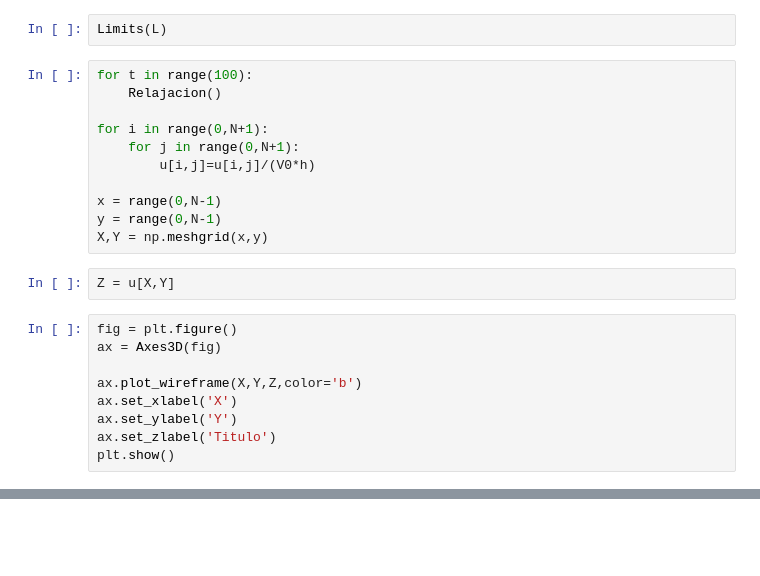
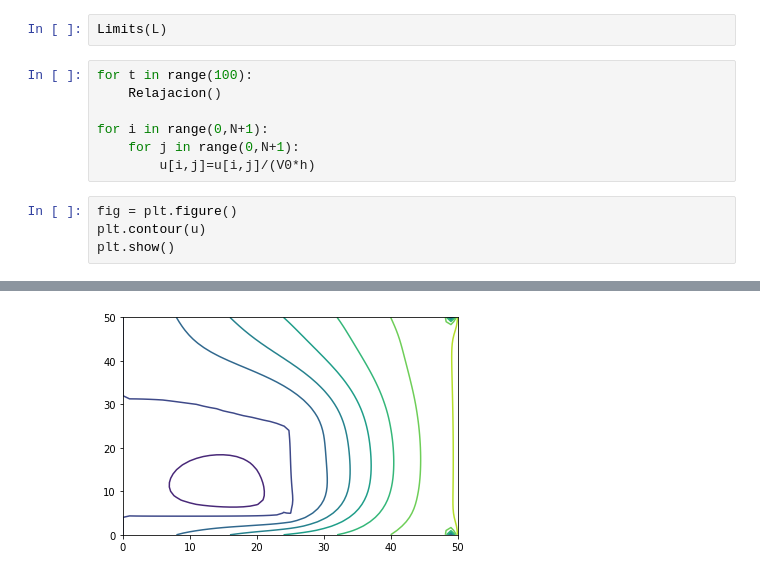
Before and after one commit to juanpablosalas/DanielDoradoJuanPabloSalas, a Jupyter notebook: Semana8/Semana8_DanielDoradoJuanPabloSalas.ipynb, the cells around one changed output, grey strips where cells are left out. Cells and saved outputs as stored; diff of their text form; blank space fills up the shorter version.

```diff
--- a/Semana8/Semana8_DanielDoradoJuanPabloSalas.ipynb
+++ b/Semana8/Semana8_DanielDoradoJuanPabloSalas.ipynb
@@ -218,19 +216,8 @@ for t in range(100):
 for i in range(0,N+1):
     for j in range(0,N+1):
         u[i,j]=u[i,j]/(V0*h)
-
-x = range(0,N-1)
-y = range(0,N-1)
-X,Y = np.meshgrid(x,y)
-# %%
-Z = u[X,Y]
 # %%
 fig = plt.figure()
-ax = Axes3D(fig)
-
-ax.plot_wireframe(X,Y,Z,color='b')
-ax.set_xlabel('X')
-ax.set_ylabel('Y')
-ax.set_zlabel('Titulo')
+plt.contour(u)
 plt.show()
 # %% [output]
@@ -238,0 +224 @@ plt.show()
+[figure, added]
```
Also changed, not shown: parts of 5 cells of this notebook.
